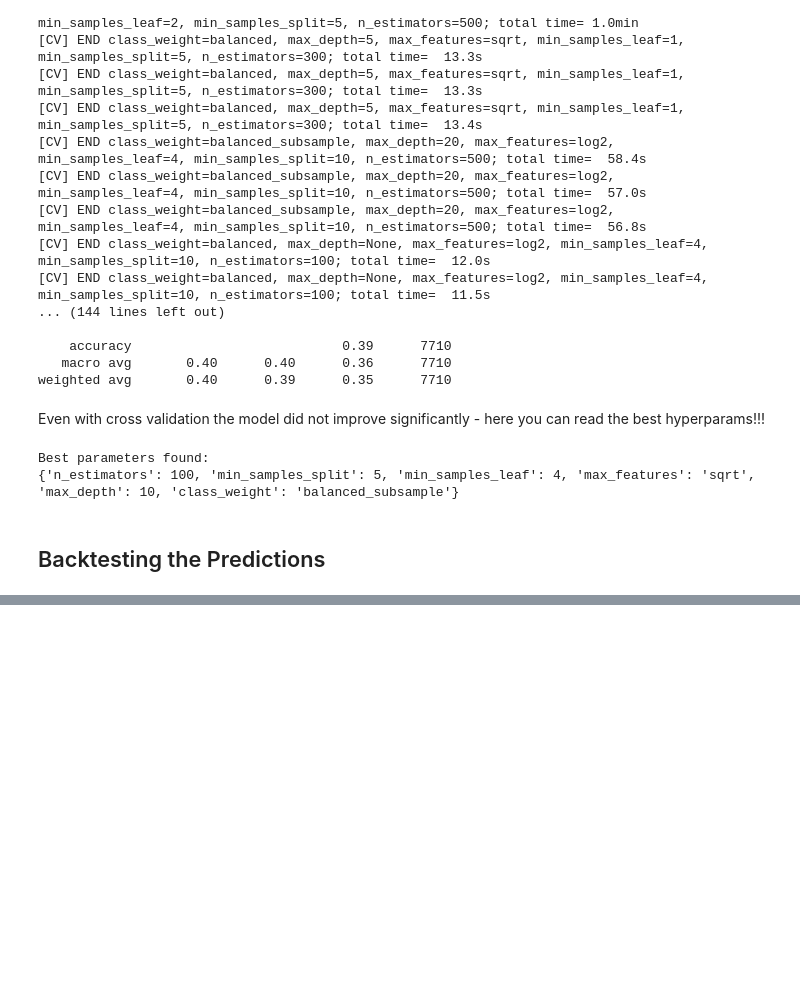
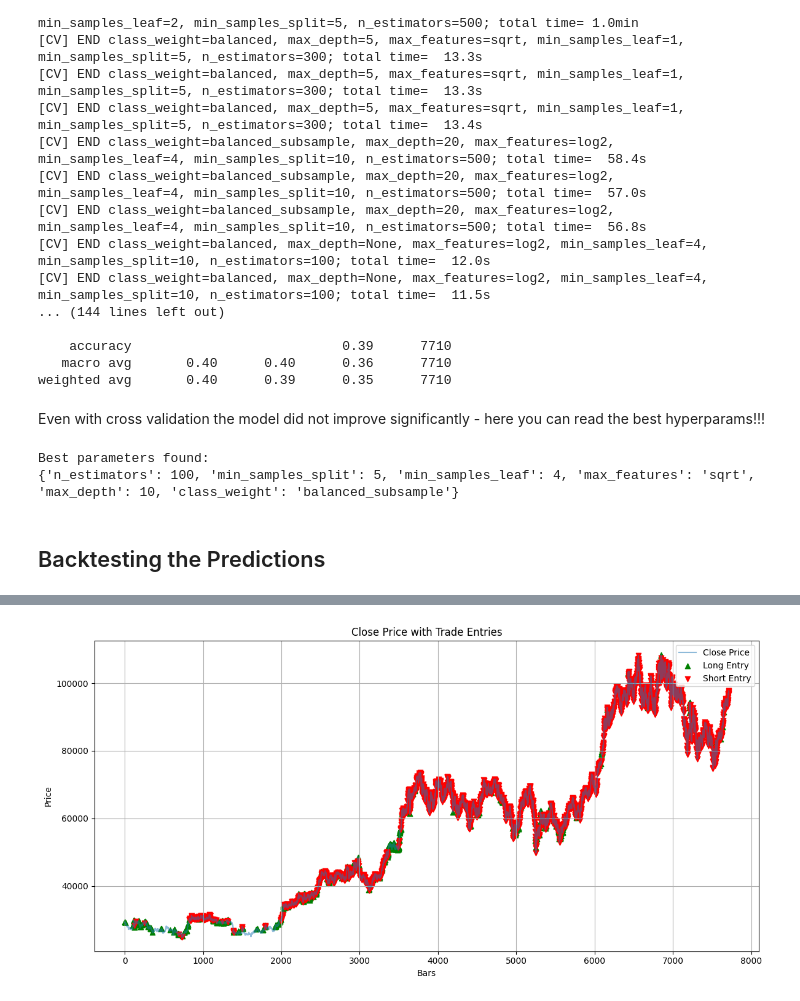
Before and after one commit to dgalassi99/quant-lab, a Jupyter notebook: more/Meta_Labelling_&_Classification.ipynb, the cells around one changed output, grey strips where cells are left out. Cells and saved outputs as stored; diff of their text form; code cells hidden in the pictures; blank space fills up the shorter version.

```diff
--- a/more/Meta_Labelling_&_Classification.ipynb
+++ b/more/Meta_Labelling_&_Classification.ipynb
@@ -195,8 +199,8 @@ train_size = int(0.8 * len(X))
 X_train, X_test = X.iloc[:train_size], X.iloc[train_size:]
 y_train, y_test = y.iloc[:train_size], y.iloc[train_size:]
 
-#fit classifier
-clf = RandomForestClassifier(n_estimators=100, max_depth=6, random_state=42)
+#fit classifier with best estimator evaluated via CV
+clf = RandomForestClassifier(n_estimators=100, max_depth=10, min_samples_leaf = 4, max_features = 'sqrt', class_weight = 'balanced_subsample',random_state=42)
 clf.fit(X_train, y_train)
 
 #predict
@@ -312,0 +307,9 @@ hrz_barrier
+# %%
+#copy df_vol and reset the index to start from 0
+df = df_vol.copy()
+df.reset_index(drop=True, inplace=True)
+# %%
+#take only the first number_of_bars rows to test the backtesting strategy
+number_of_bars = df.shape[0] # at this point we include them all!
+df_test = df[:number_of_bars]
+df_test.shape
@@ -312,0 +410,20 @@ hrz_barrier
+# %%
+plt.figure(figsize=(12,6))
+
+#close price
+plt.plot(df_test.index,df_test['Close'], label='Close Price', alpha=0.5)
+#entry points
+long_trades = df_test.loc[df_test['predicted_label'] == 1.0]
+short_trades = df_test.loc[df_test['predicted_label'] == -1.0]
+plt.scatter(long_trades.index, long_trades['Close'], marker='^', color='green', label='Long Entry')
+plt.scatter(short_trades.index, short_trades['Close'], marker='v', color='red', label='Short Entry')
+
+plt.title('Close Price with Trade Entries')
+plt.xlabel('Bars')
+plt.ylabel('Price')
+plt.legend()
+plt.grid(True)
+plt.tight_layout()
+plt.show()
+# %% [output]
+[figure, added]
```
Also changed, not shown: parts of 28 cells of this notebook.
